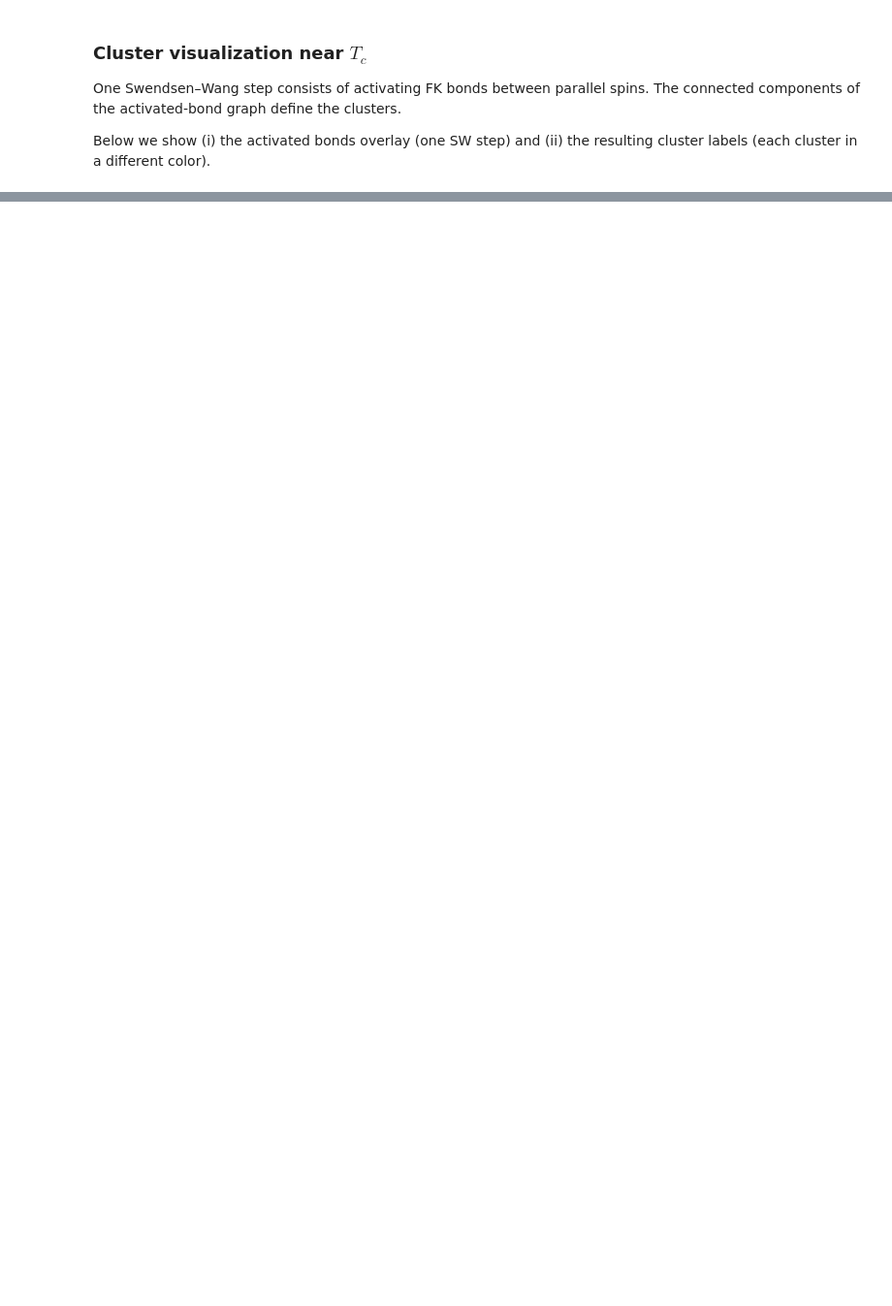
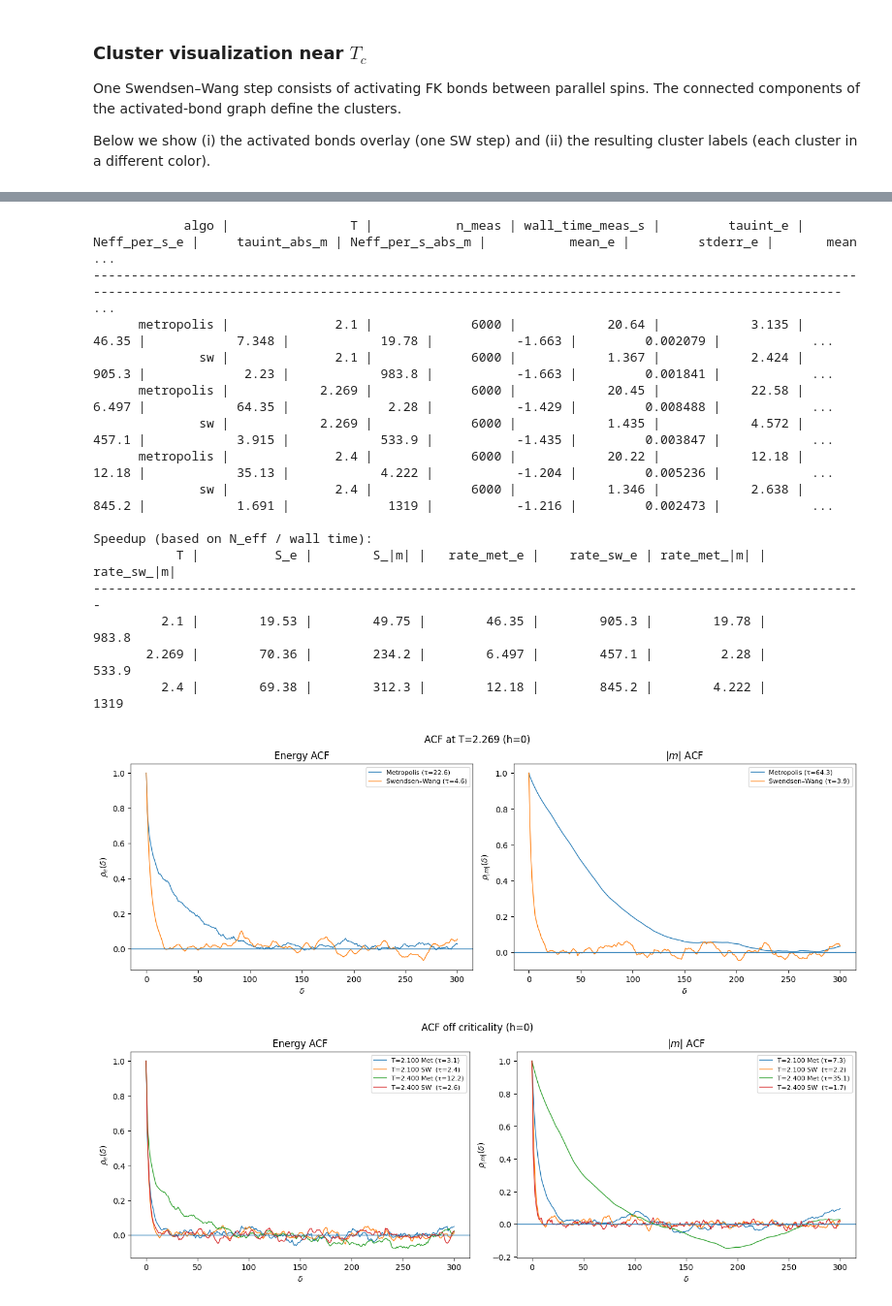
Before and after one commit to TimurHolikov/monte-carlo-methods, a Jupyter notebook: Final project/ising.ipynb, the cells around one changed output, grey strips where cells are left out. Shown at 97% size. Saved outputs shown, nothing was run; the diff lists cells and outputs as text; code cells hidden in the pictures; blank space fills up the shorter version.

```diff
--- a/Final project/ising.ipynb
+++ b/Final project/ising.ipynb
@@ -662,0 +1073,38 @@ for h in (0.0, 0.05):
+# %%
+Lx, Ly = 32, 32
+temps = [2.10, 2.269, 2.40]
+
+summaries, runs = compare_algorithms_at_temperatures(
+    temps=temps,
+    Lx=Lx, Ly=Ly,
+    n_therm_met=3000, n_meas_met=6000,
+    n_therm_sw=800,   n_meas_sw=6000,
+    seed=0,
+    h=0.0,
+    c=5.0
+)
+
+print_summary_table(summaries)
+print("\nSpeedup (based on N_eff / wall time):")
+print_speedup_table(summaries)
+
+plot_acf_met_vs_sw_for_T(runs, T=2.269, max_lag=300, c=5.0)
+plot_acf_off_critical(runs, T_list=[2.10, 2.40], max_lag=300, c=5.0)
+# %% [output]
+            algo |                T |           n_meas | wall_time_meas_s |         tauint_e |     Neff_per_s_e |     tauint_abs_m | Neff_per_s_abs_m |           mean_e |         stderr_e |       mean ...
+-------------------------------------------------------------------------------------------------------------------------------------------------------------------------------------------------------- ...
+      metropolis |              2.1 |             6000 |            20.64 |            3.135 |            46.35 |            7.348 |            19.78 |           -1.663 |         0.002079 |            ...
+              sw |              2.1 |             6000 |            1.367 |            2.424 |            905.3 |             2.23 |            983.8 |           -1.663 |         0.001841 |            ...
+      metropolis |            2.269 |             6000 |            20.45 |            22.58 |            6.497 |            64.35 |             2.28 |           -1.429 |         0.008488 |            ...
+              sw |            2.269 |             6000 |            1.435 |            4.572 |            457.1 |            3.915 |            533.9 |           -1.435 |         0.003847 |            ...
+      metropolis |              2.4 |             6000 |            20.22 |            12.18 |            12.18 |            35.13 |            4.222 |           -1.204 |         0.005236 |            ...
+              sw |              2.4 |             6000 |            1.346 |            2.638 |            845.2 |            1.691 |             1319 |           -1.216 |         0.002473 |            ...
+
+Speedup (based on N_eff / wall time):
+           T |          S_e |        S_|m| |   rate_met_e |    rate_sw_e | rate_met_|m| |  rate_sw_|m|
+------------------------------------------------------------------------------------------------------
+         2.1 |        19.53 |        49.75 |        46.35 |        905.3 |        19.78 |        983.8
+       2.269 |        70.36 |        234.2 |        6.497 |        457.1 |         2.28 |        533.9
+         2.4 |        69.38 |        312.3 |        12.18 |        845.2 |        4.222 |         1319
+[figure, added]
+[figure, added]
```
Also changed, not shown: parts of 14 cells of this notebook.
